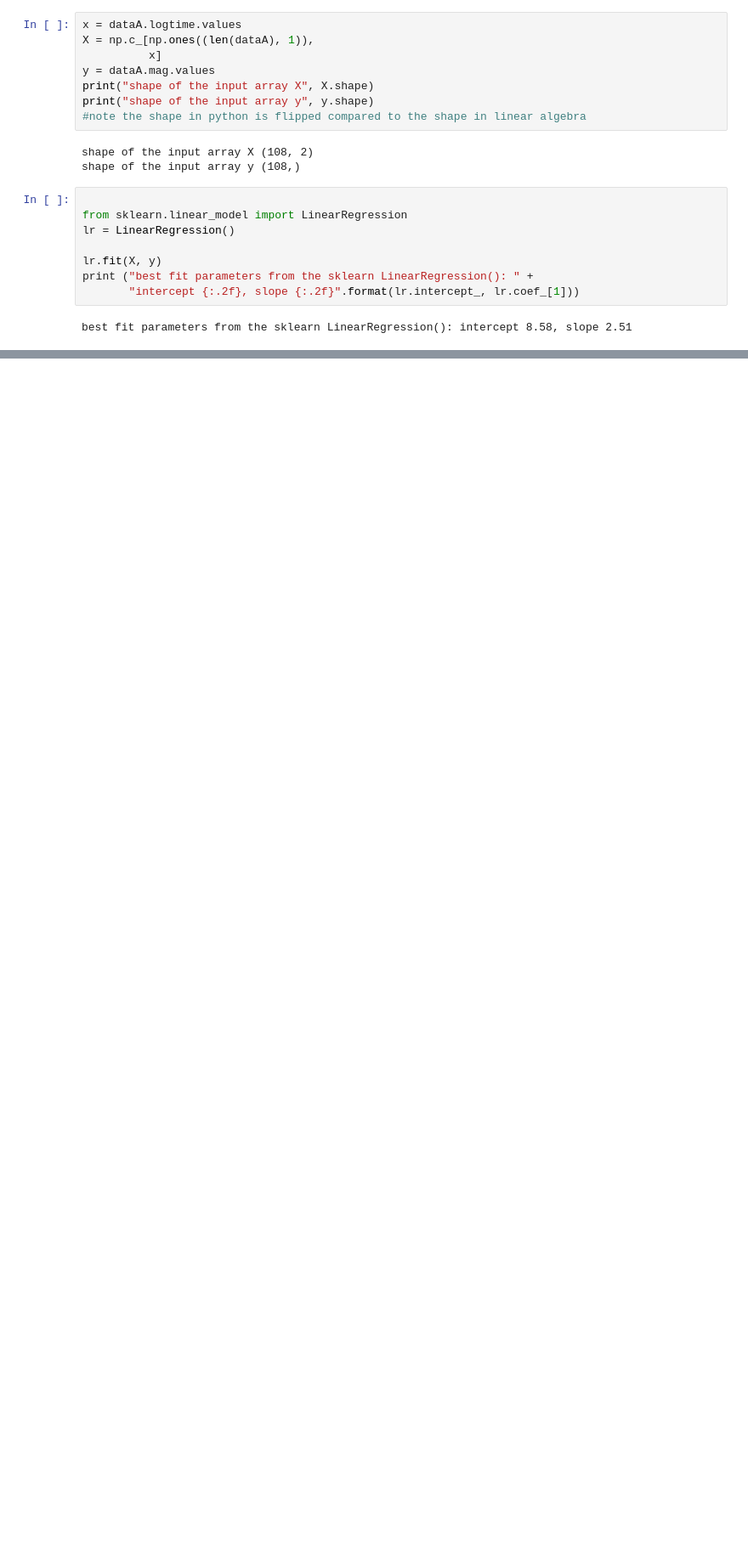
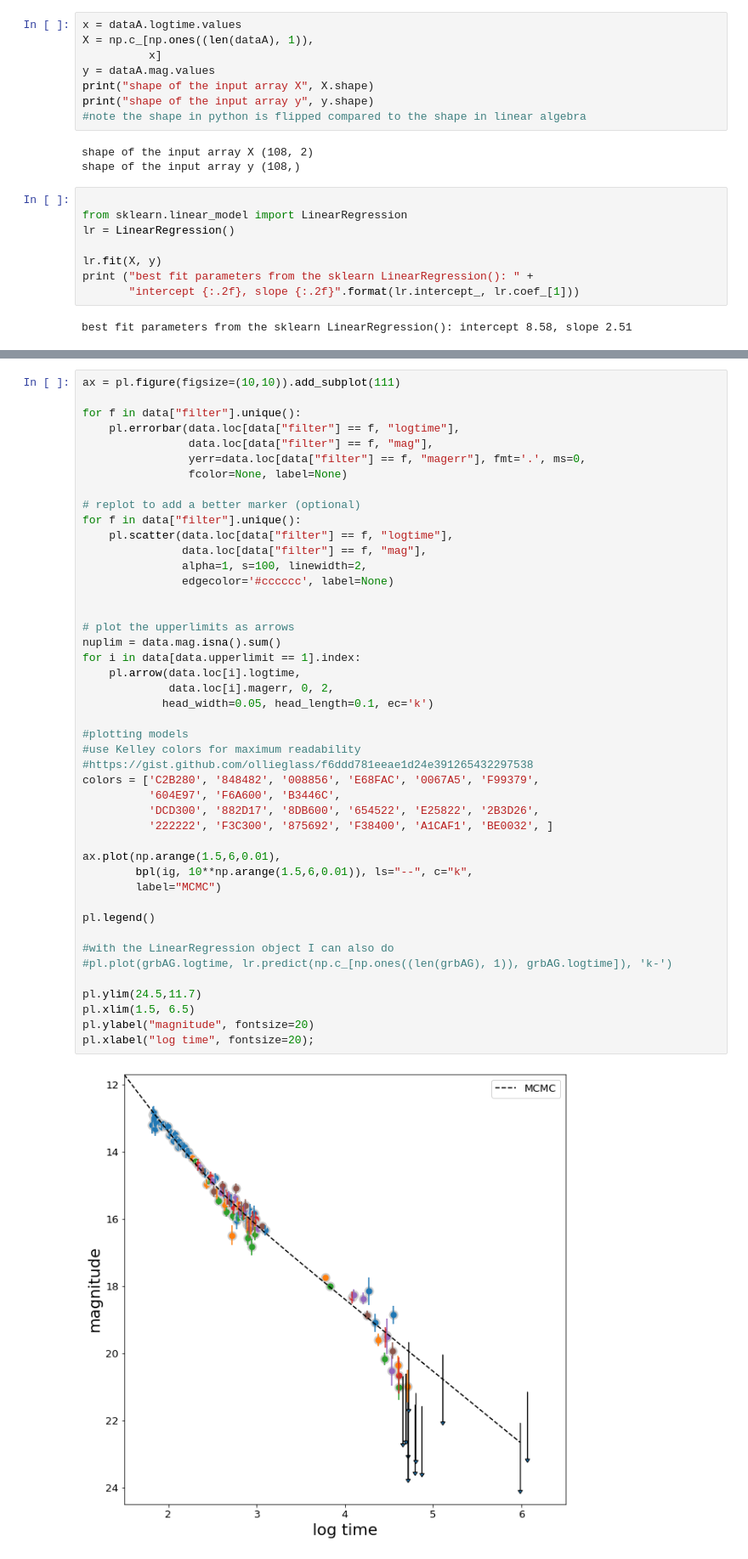
Before and after one commit to MatteoGhizzi/MLPNS2021, a Jupyter notebook: Lezione8-9.ipynb, the cells around one changed output, grey strips where cells are left out. Shown: that part at 85% size. Drawn from its saved outputs; the diff is of its cells as text; blank space fills up the shorter version.

```diff
--- a/Lezione8-9.ipynb
+++ b/Lezione8-9.ipynb
@@ -142,0 +339,47 @@ Object `np.c` not found.
+# %%
+ax = pl.figure(figsize=(10,10)).add_subplot(111)
+
+for f in data["filter"].unique():
+    pl.errorbar(data.loc[data["filter"] == f, "logtime"],
+                data.loc[data["filter"] == f, "mag"],
+                yerr=data.loc[data["filter"] == f, "magerr"], fmt='.', ms=0,
+                fcolor=None, label=None)
+
+# replot to add a better marker (optional)
+for f in data["filter"].unique():
+    pl.scatter(data.loc[data["filter"] == f, "logtime"],
+               data.loc[data["filter"] == f, "mag"],
+               alpha=1, s=100, linewidth=2,
+               edgecolor='#cccccc', label=None)
+
+
+# plot the upperlimits as arrows
+nuplim = data.mag.isna().sum()
+for i in data[data.upperlimit == 1].index:
+    pl.arrow(data.loc[i].logtime,
+             data.loc[i].magerr, 0, 2,
+            head_width=0.05, head_length=0.1, ec='k')
+
+#plotting models
+#use Kelley colors for maximum readability
+#https://gist.github.com/ollieglass/f6ddd781eeae1d24e391265432297538
+colors = ['C2B280', '848482', '008856', 'E68FAC', '0067A5', 'F99379',
+          '604E97', 'F6A600', 'B3446C',
+          'DCD300', '882D17', '8DB600', '654522', 'E25822', '2B3D26',
+          '222222', 'F3C300', '875692', 'F38400', 'A1CAF1', 'BE0032', ]
+
+ax.plot(np.arange(1.5,6,0.01),
+        bpl(ig, 10**np.arange(1.5,6,0.01)), ls="--", c="k",
+        label="MCMC")
+
+pl.legend()
+
+#with the LinearRegression object I can also do
+#pl.plot(grbAG.logtime, lr.predict(np.c_[np.ones((len(grbAG), 1)), grbAG.logtime]), 'k-')
+
+pl.ylim(24.5,11.7)
+pl.xlim(1.5, 6.5)
+pl.ylabel("magnitude", fontsize=20)
+pl.xlabel("log time", fontsize=20);
+# %% [output]
+[figure, added]
```
Also changed, not shown: parts of 34 cells of this notebook.
